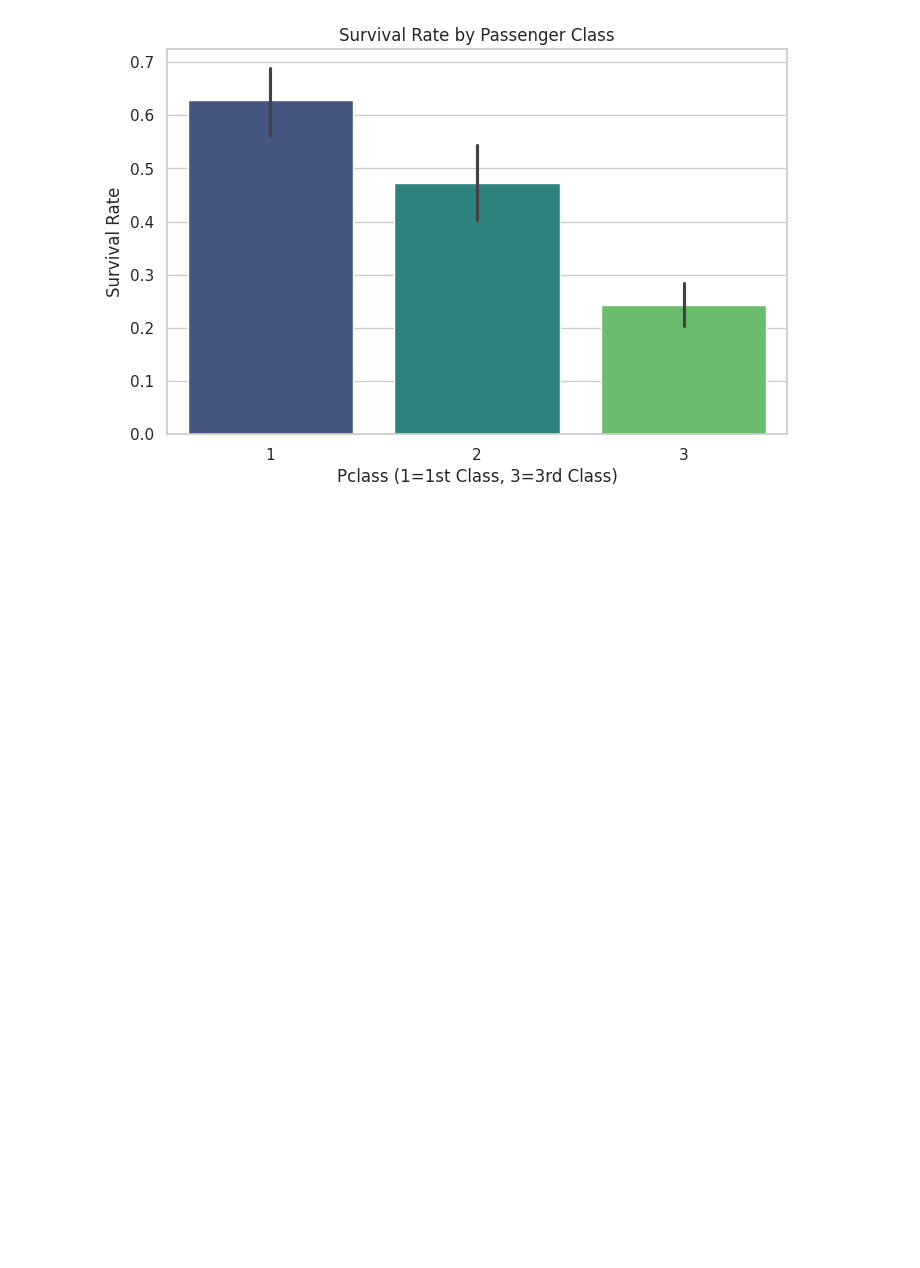
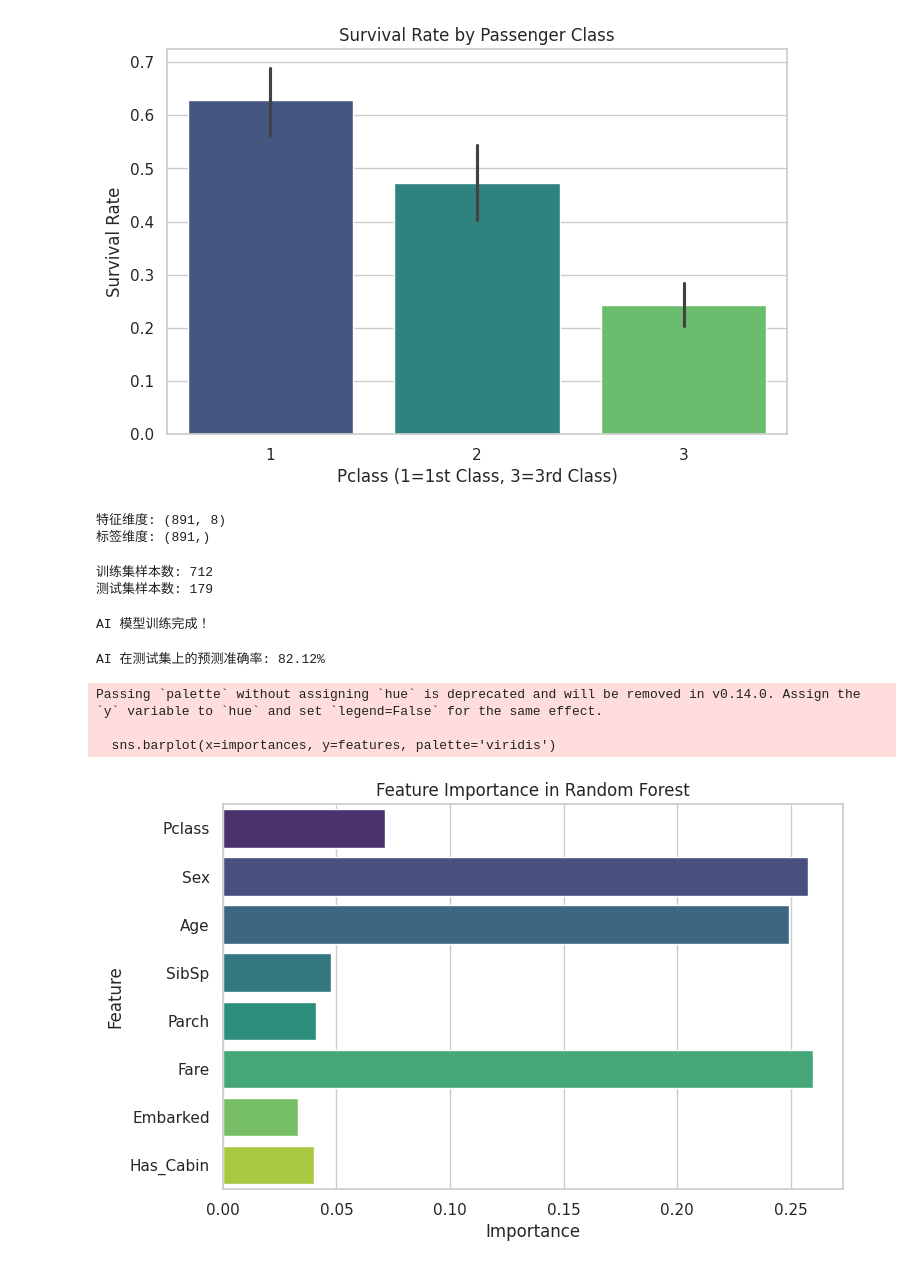
Before and after one commit to KylePhelps821/kaggle-titanic, a Jupyter notebook: Titanic_EDA.ipynb, the cells around one changed output. Cells and saved outputs as stored; diff of their text form; code cells hidden in the pictures; blank space fills up the shorter version.

```diff
--- a/Titanic_EDA.ipynb
+++ b/Titanic_EDA.ipynb
@@ -63,8 +63,69 @@ Passing `palette` without assigning `hue` is deprecated and will be removed in v
 [figure]
 # %%
 df.info()
+# %%
+# 导入机器学习工具
+from sklearn.model_selection import train_test_split
+
+# X 是特征（除 Survived 之外的所有列），y 是标签（Survived 列）
+X = df.drop('Survived', axis=1)
+y = df['Survived']
+
+print(f"特征维度: {X.shape}")
+print(f"标签维度: {y.shape}")
+# %% [output]
+特征维度: (891, 8)
+标签维度: (891,)
 # %%
 df.describe()
+# %%
+# 划分数据集：80%训练，20%测试
+X_train, X_test, y_train, y_test = train_test_split(X, y, test_size=0.2, random_state=42)
+
+print(f"训练集样本数: {len(X_train)}")
+print(f"测试集样本数: {len(X_test)}")
+# %% [output]
+训练集样本数: 712
+测试集样本数: 179
+# %%
+from sklearn.ensemble import RandomForestClassifier
+
+# 初始化模型
+model = RandomForestClassifier(n_estimators=100, random_state=42)
+
+# 开始训练模型（这是最核心的一步，AI 正在疯狂学习规律）
+model.fit(X_train, y_train)
+print("AI 模型训练完成！")
+# %% [output]
+AI 模型训练完成！
+# %%
+from sklearn.metrics import accuracy_score
+
+# 让 AI 预测测试集
+predictions = model.predict(X_test)
+
+# 计算准确率
+accuracy = accuracy_score(y_test, predictions)
+print(f"AI 在测试集上的预测准确率: {accuracy * 100:.2f}%")
+# %% [output]
+AI 在测试集上的预测准确率: 82.12%
+# %%
+# 获取特征重要性
+importances = model.feature_importances_
+features = X.columns
+
+# 画图
+plt.figure(figsize=(8, 5))
+sns.barplot(x=importances, y=features, palette='viridis')
+plt.title('Feature Importance in Random Forest')
+plt.xlabel('Importance')
+plt.ylabel('Feature')
+plt.show()
+# %% [output]
+Passing `palette` without assigning `hue` is deprecated and will be removed in v0.14.0. Assign the `y` variable to `hue` and set `legend=False` for the same effect.
+
+  sns.barplot(x=importances, y=features, palette='viridis')
+[figure, added]
 # %%
 # 统计幸存者人数
 survived_counts = df['Survived'].value_counts()
```
